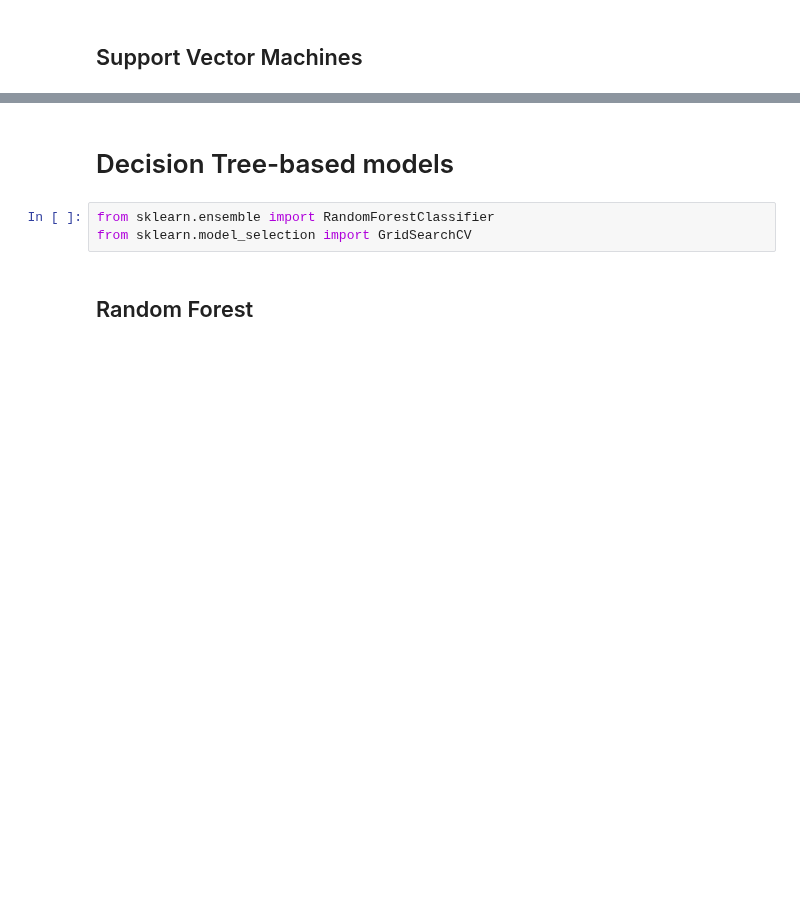
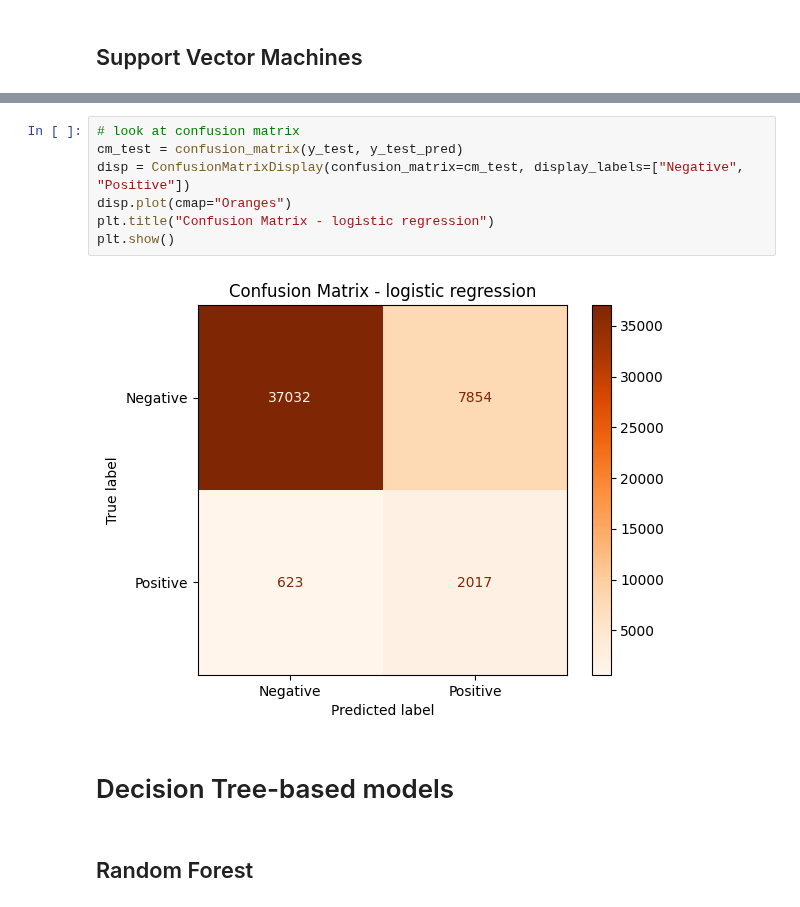
Before and after one commit to balintstewart77/magnimind-assignments, a Jupyter notebook: Capstone project/Heart Disease/notebooks/heart_prediction_balint.ipynb, the cells around one changed output, grey strips where cells are left out. Cells and saved outputs as stored; diff of their text form; blank space fills up the shorter version.

```diff
--- a/Capstone project/Heart Disease/notebooks/heart_prediction_balint.ipynb
+++ b/Capstone project/Heart Disease/notebooks/heart_prediction_balint.ipynb
@@ -718,8 +778,14 @@ plt.show()
+# %%
+# look at confusion matrix
+cm_test = confusion_matrix(y_test, y_test_pred)
+disp = ConfusionMatrixDisplay(confusion_matrix=cm_test, display_labels=["Negative", "Positive"])
+disp.plot(cmap="Oranges")
+plt.title("Confusion Matrix - logistic regression")
+plt.show()
+# %% [output]
+[figure, added]
 # %% [markdown]
 # Decision Tree-based models
-# %%
-from sklearn.ensemble import RandomForestClassifier
-from sklearn.model_selection import GridSearchCV
 # %% [markdown]
 ## Random Forest
 # %%
```
Also changed, not shown: parts of 22 cells of this notebook, 3 other files.
